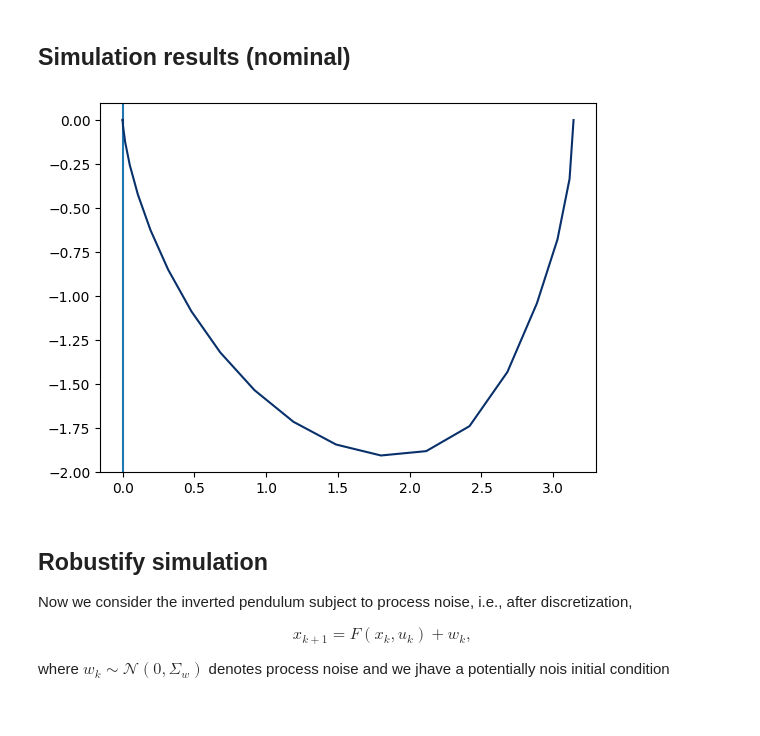
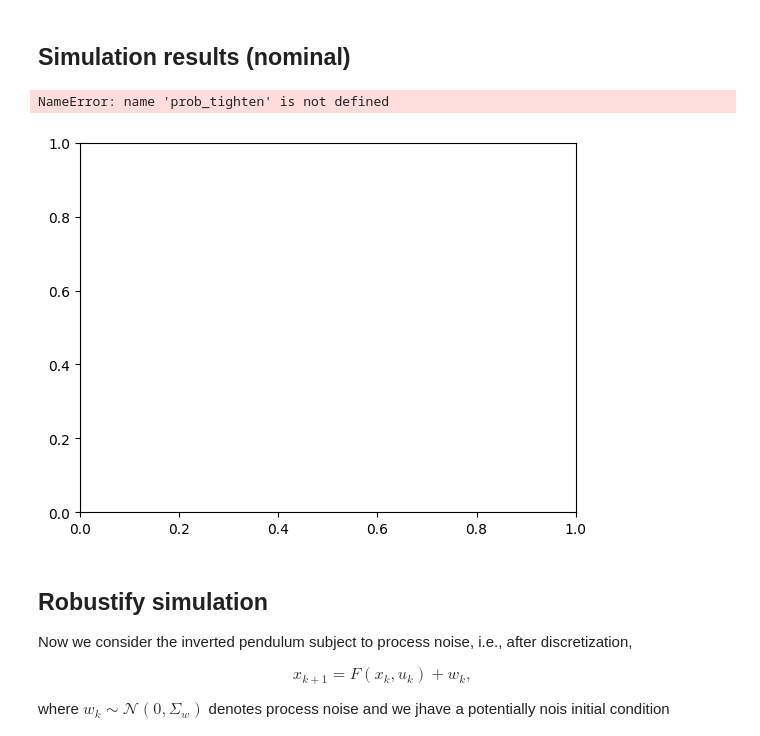
Before and after one commit to lahramon/zero-order-gpmpc, a Jupyter notebook: examples/inverted_pendulum/inverted_pendulum_zoro_acados.ipynb, the cells around one changed output. Saved outputs shown, nothing was run; the diff lists cells and outputs as text; code cells hidden in the pictures; blank space fills up the shorter version.

```diff
--- a/examples/inverted_pendulum/inverted_pendulum_zoro_acados.ipynb
+++ b/examples/inverted_pendulum/inverted_pendulum_zoro_acados.ipynb
@@ -91,14 +91,15 @@ X_init[N,:] = acados_ocp_init_solver.get(N, "x")
 # %%
 lb_theta = -ocp_init.constraints.lh[0]
 fig, ax = base_plot(lb_theta=lb_theta)
 
 plot_data_nom = EllipsoidTubeData2D(
     center_data = X_init,
     ellipsoid_data = None
 )
-add_plot_trajectory(ax, plot_data_nom, prob_tighten=prob_tighten)
+add_plot_trajectory(ax, plot_data_nom, prob_tighten=None)
 # %% [output]
+NameError: name 'prob_tighten' is not defined
-[figure, old version]
+[figure, new version]
 # %% [markdown]
 ## Robustify simulation
 
```
Also changed, not shown: parts of 1 cell of this notebook.
